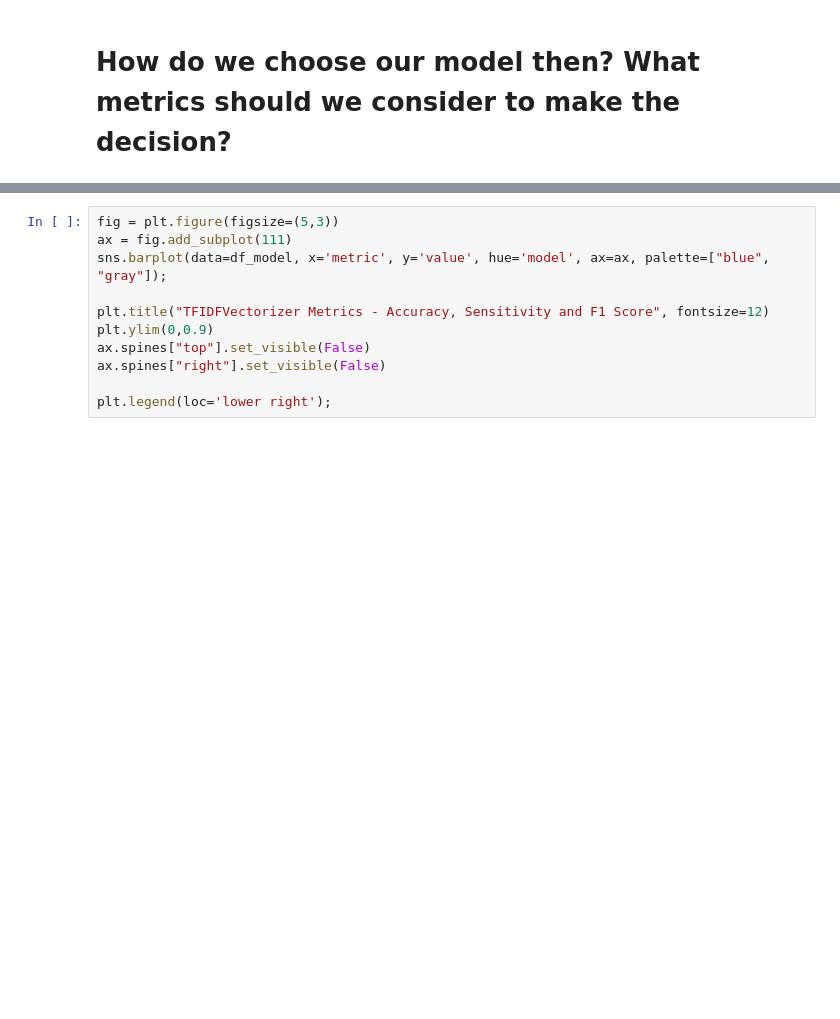
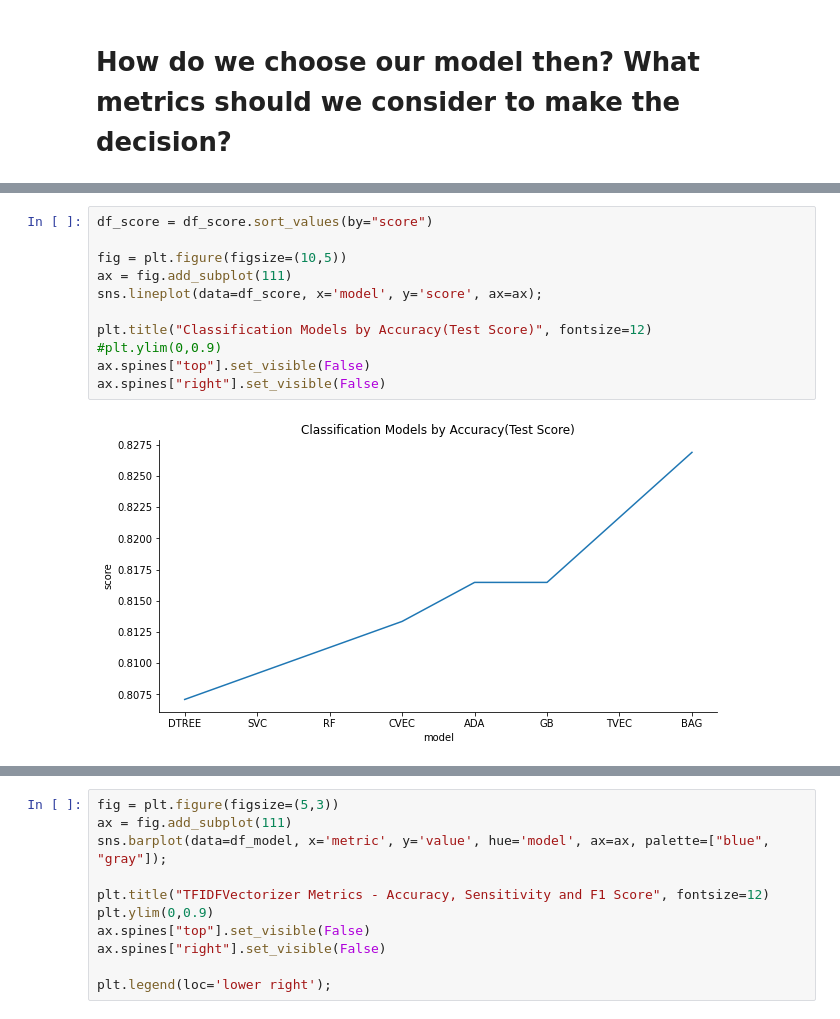
Before and after one commit to rebellon-carina/Project-3---Subreddit-Classification-APIs-and-NLP-, a Jupyter notebook: codes/03_Model_Tuning.ipynb, the cells around one changed output, grey strips where cells are left out. Drawn from its saved outputs; the diff is of its cells as text; blank space fills up the shorter version.

```diff
--- a/codes/03_Model_Tuning.ipynb
+++ b/codes/03_Model_Tuning.ipynb
@@ -1065,3 +1089,16 @@ ax.spines["right"].set_visible(False)
+# %%
+df_score = df_score.sort_values(by="score")
+
+fig = plt.figure(figsize=(10,5))
+ax = fig.add_subplot(111)
+sns.lineplot(data=df_score, x='model', y='score', ax=ax);
+
+plt.title("Classification Models by Accuracy(Test Score)", fontsize=12)
+#plt.ylim(0,0.9)
+ax.spines["top"].set_visible(False)
+ax.spines["right"].set_visible(False)
+# %% [output]
+[figure, added]
 # %%
 metrics = ['test_score', 'sensitivity', 'f1_score']
 
```
Also changed, not shown: parts of 34 cells of this notebook, 4 other files.
